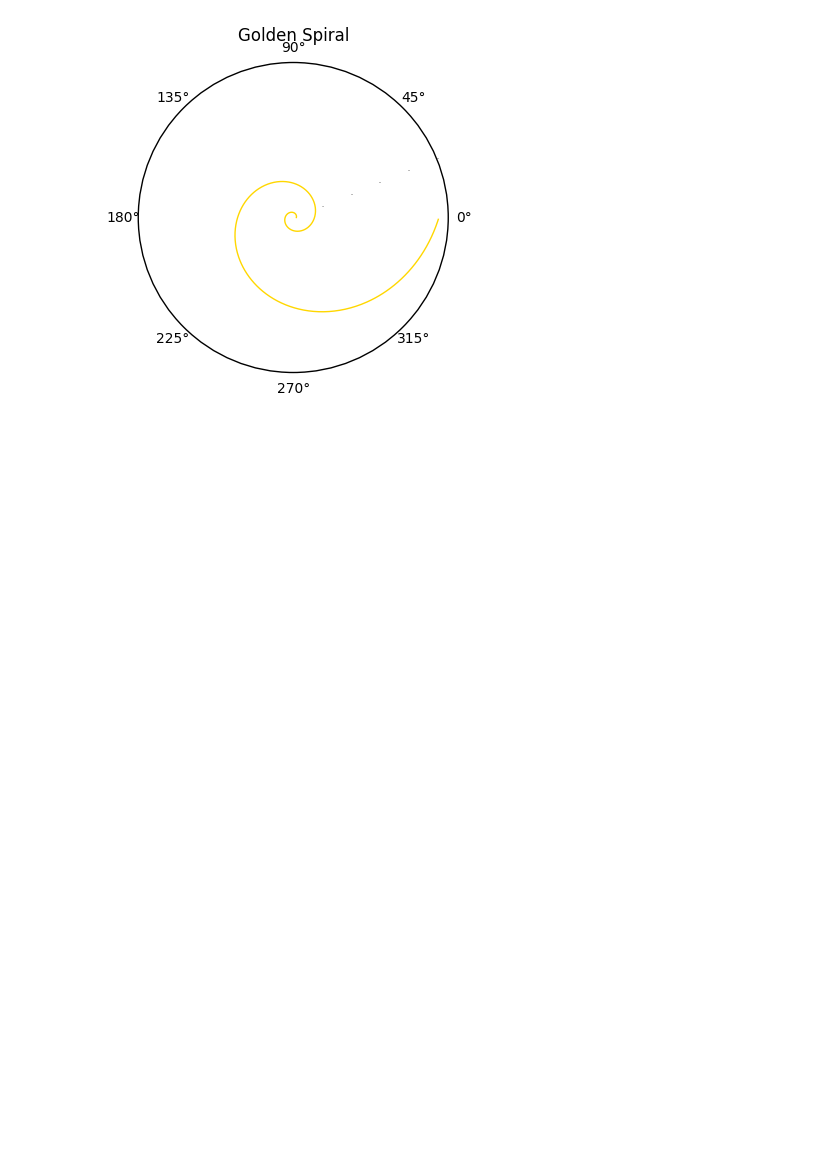
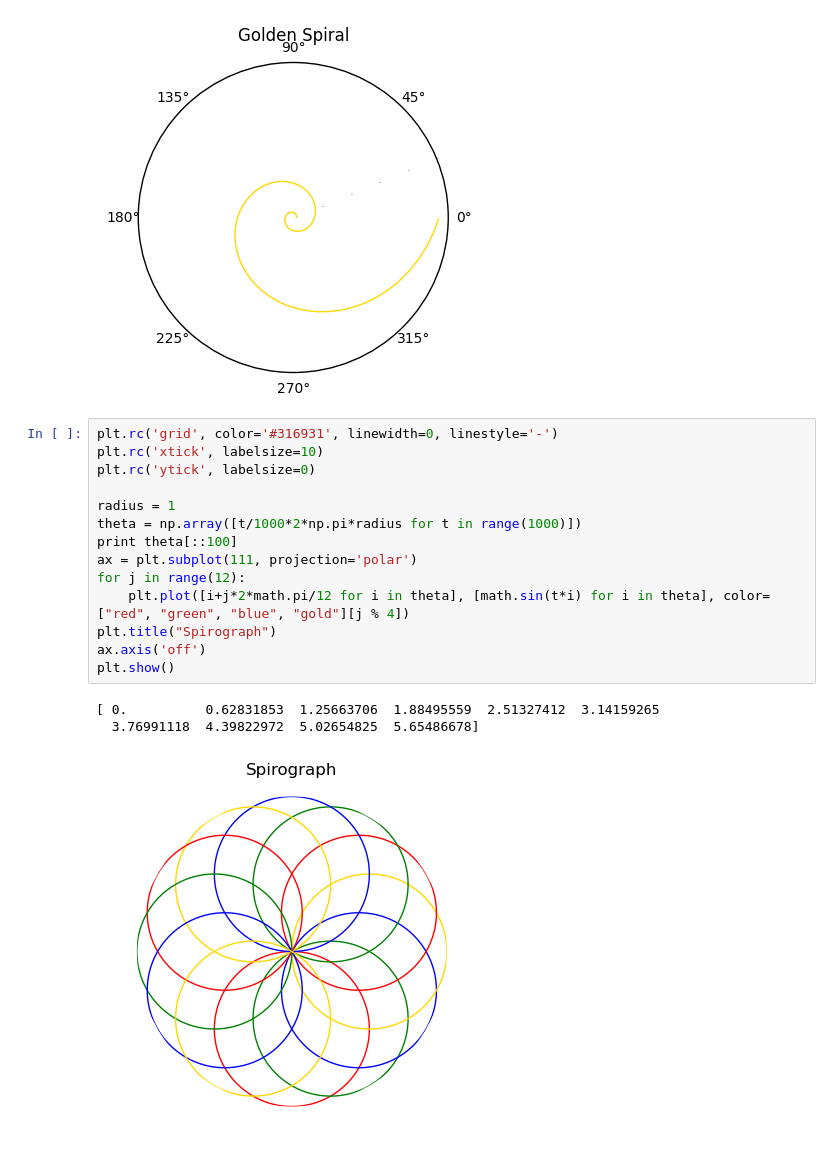
Before and after one commit to CarlosReyes1/c2017Fall, a Jupyter notebook: c191s18/Plotting.ipynb, the cells around one changed output. Drawn from its saved outputs; the diff is of its cells as text; blank space fills up the shorter version.

Commit message:
spirograph

```diff
--- a/c191s18/Plotting.ipynb
+++ b/c191s18/Plotting.ipynb
@@ -63,3 +63,21 @@ plt.show()
 [  0.           1.25663706   2.51327412   3.76991118   5.02654825
    6.28318531   7.53982237   8.79645943  10.05309649  11.30973355]
 [figure]
+# %%
+plt.rc('grid', color='#316931', linewidth=0, linestyle='-')
+plt.rc('xtick', labelsize=10)
+plt.rc('ytick', labelsize=0)
+
+radius = 1
+theta = np.array([t/1000*2*np.pi*radius for t in range(1000)])
+print theta[::100]
+ax = plt.subplot(111, projection='polar')
+for j in range(12):
+    plt.plot([i+j*2*math.pi/12 for i in theta], [math.sin(t*i) for i in theta], color=["red", "green", "blue", "gold"][j % 4])
+plt.title("Spirograph")
+ax.axis('off')
+plt.show()
+# %% [output]
+[ 0.          0.62831853  1.25663706  1.88495559  2.51327412  3.14159265
+  3.76991118  4.39822972  5.02654825  5.65486678]
+[figure, added]
```
Also changed, not shown: parts of 3 cells of this notebook.
